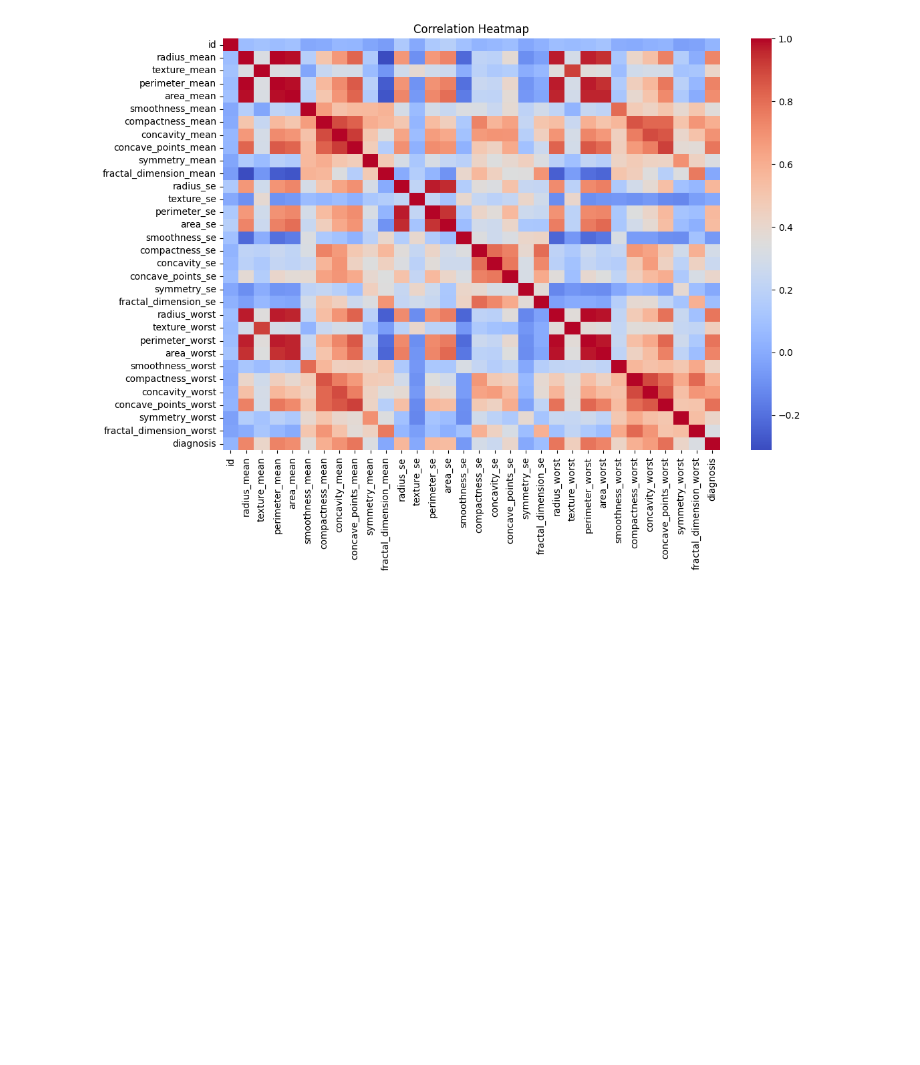
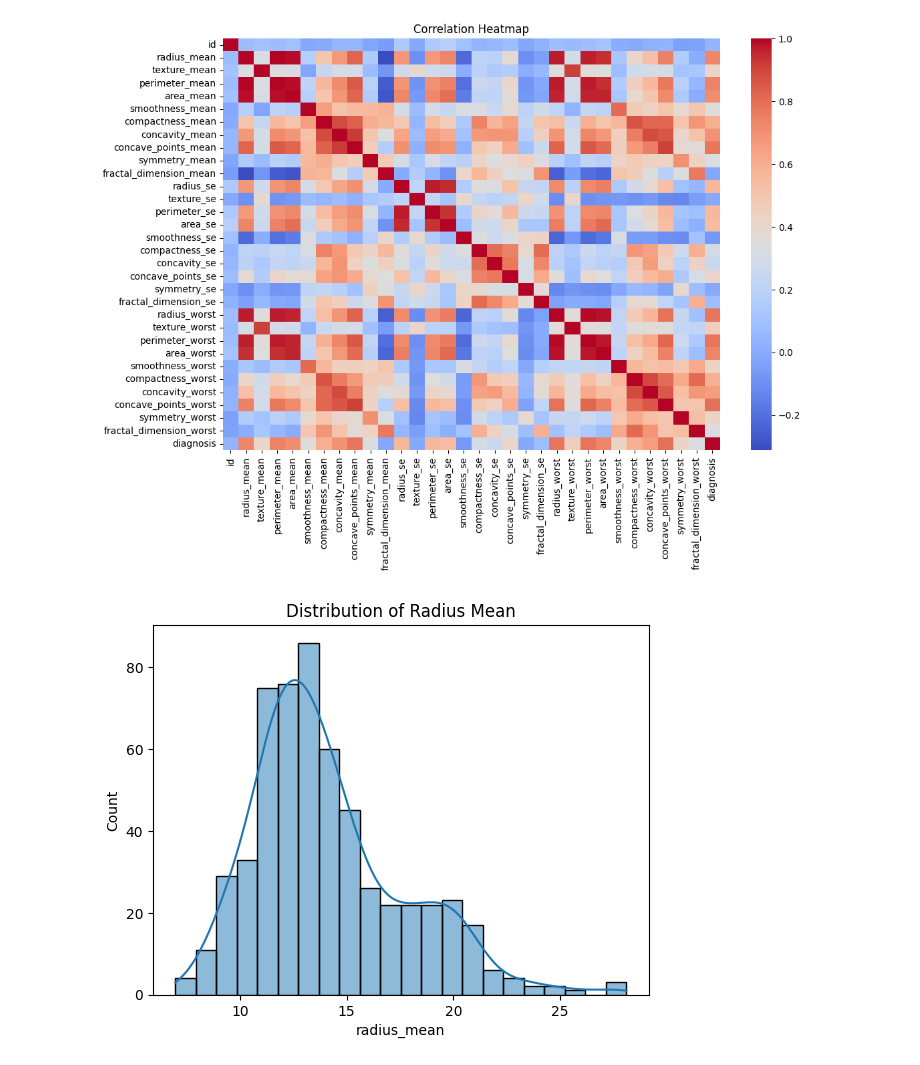
Before and after one commit to omshahu/ML_Practicals, a Jupyter notebook: p8_extra.ipynb, the cells around one changed output. Drawn from its saved outputs; the diff is of its cells as text; code cells hidden in the pictures; blank space fills up the shorter version.

```diff
--- a/p8_extra.ipynb
+++ b/p8_extra.ipynb
@@ -131,3 +131,9 @@ plt.title("Correlation Heatmap")
 plt.show()
 # %% [output]
 [figure]
+# %%
+sns.histplot(df['radius_mean'], kde=True)
+plt.title("Distribution of Radius Mean")
+plt.show()
+# %% [output]
+[figure, added]
```
Also changed, not shown: parts of 10 cells of this notebook.
